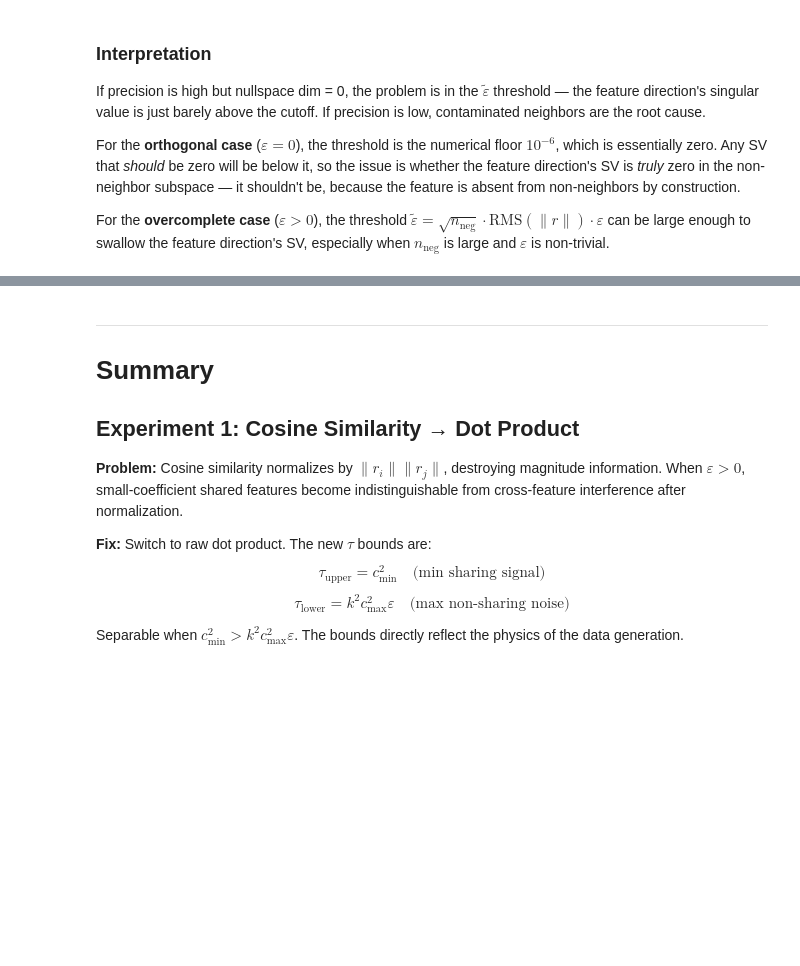
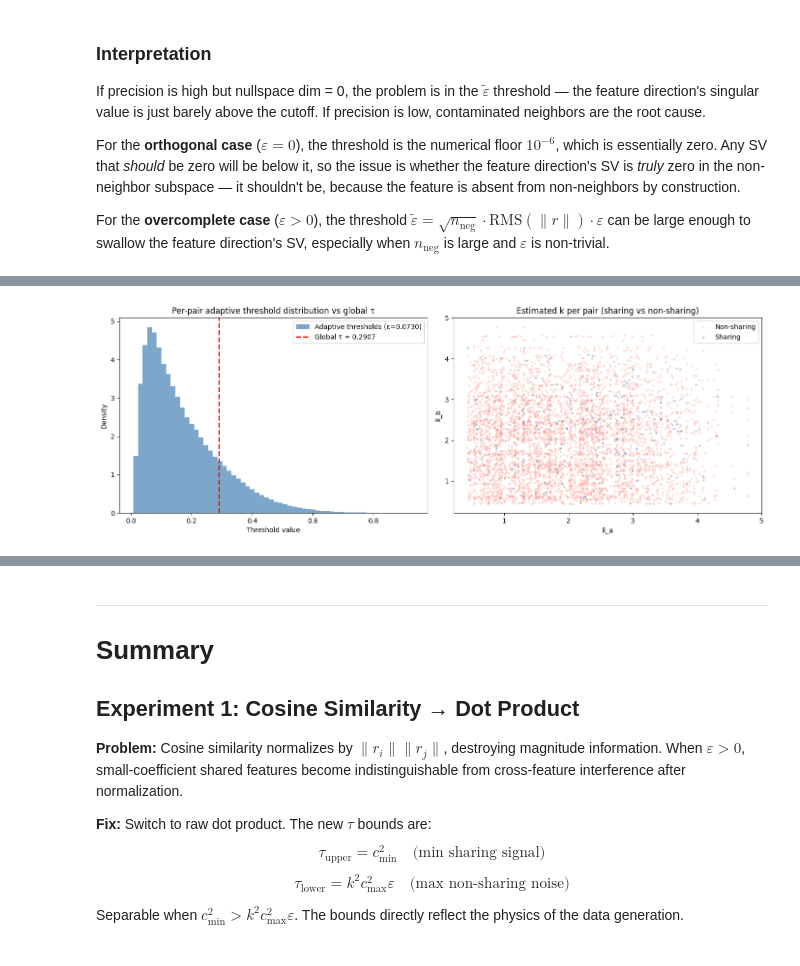
Before and after one commit to smurphnerd/monosemantic-features, a Jupyter notebook: notebooks/walkthrough.ipynb, the cells around one changed output, grey strips where cells are left out. Saved outputs shown, nothing was run; the diff lists cells and outputs as text; code cells hidden in the pictures; blank space fills up the shorter version.

```diff
--- a/notebooks/walkthrough.ipynb
+++ b/notebooks/walkthrough.ipynb
@@ -1378,0 +1613,49 @@ For the **overcomplete case** ($\varepsilon > 0$), the threshold $\tilde{\vareps
+# %%
+# Compute the per-pair adaptive thresholds for visualization
+norms_viz = reps.norm(dim=1)
+sqrt_k_viz = k_hat.sqrt()
+threshold_matrix_viz = (
+    best_eps_adp
+    * norms_viz.unsqueeze(1) * norms_viz.unsqueeze(0)
+    * sqrt_k_viz.unsqueeze(1) * sqrt_k_viz.unsqueeze(0)
+)
+
+# Extract upper-triangle thresholds
+tri_mask = torch.triu(torch.ones(N, N, dtype=torch.bool), diagonal=1)
+adaptive_thresholds_flat = threshold_matrix_viz[tri_mask].numpy()
+
+fig, axes = plt.subplots(1, 2, figsize=(14, 5))
+
+# Left: Histogram of per-pair thresholds with global τ line
+ax = axes[0]
+ax.hist(adaptive_thresholds_flat, bins=60, alpha=0.7, color='steelblue', density=True,
+        label=f'Adaptive thresholds (ε={best_eps_adp:.4f})')
+ax.axvline(x=tau_dot, color='red', linestyle='--', linewidth=2, label=f'Global τ = {tau_dot:.4f}')
+ax.set_xlabel('Threshold value')
+ax.set_ylabel('Density')
+ax.set_title('Per-pair adaptive threshold distribution vs global τ')
+ax.legend()
+
+# Right: Scatter of k̂_a vs k̂_b colored by whether pairs share a feature
+ax = axes[1]
+# Sample for performance
+sample_size = min(5000, tri_mask.sum().item())
+indices = torch.where(tri_mask)
+perm = torch.randperm(len(indices[0]))[:sample_size]
+i_idx = indices[0][perm]
+j_idx = indices[1][perm]
+sharing_sample = gt_sharing[i_idx, j_idx].numpy()
+k_i = k_hat[i_idx].numpy()
+k_j = k_hat[j_idx].numpy()
+
+ax.scatter(k_i[~sharing_sample], k_j[~sharing_sample], alpha=0.2, s=5, c='salmon', label='Non-sharing')
+ax.scatter(k_i[sharing_sample], k_j[sharing_sample], alpha=0.3, s=5, c='steelblue', label='Sharing')
+ax.set_xlabel('k̂_a')
+ax.set_ylabel('k̂_b')
+ax.set_title('Estimated k per pair (sharing vs non-sharing)')
+ax.legend()
+
+plt.tight_layout()
+plt.show()
+# %% [output]
+[figure, added]
```
Also changed, not shown: parts of 10 cells of this notebook.
